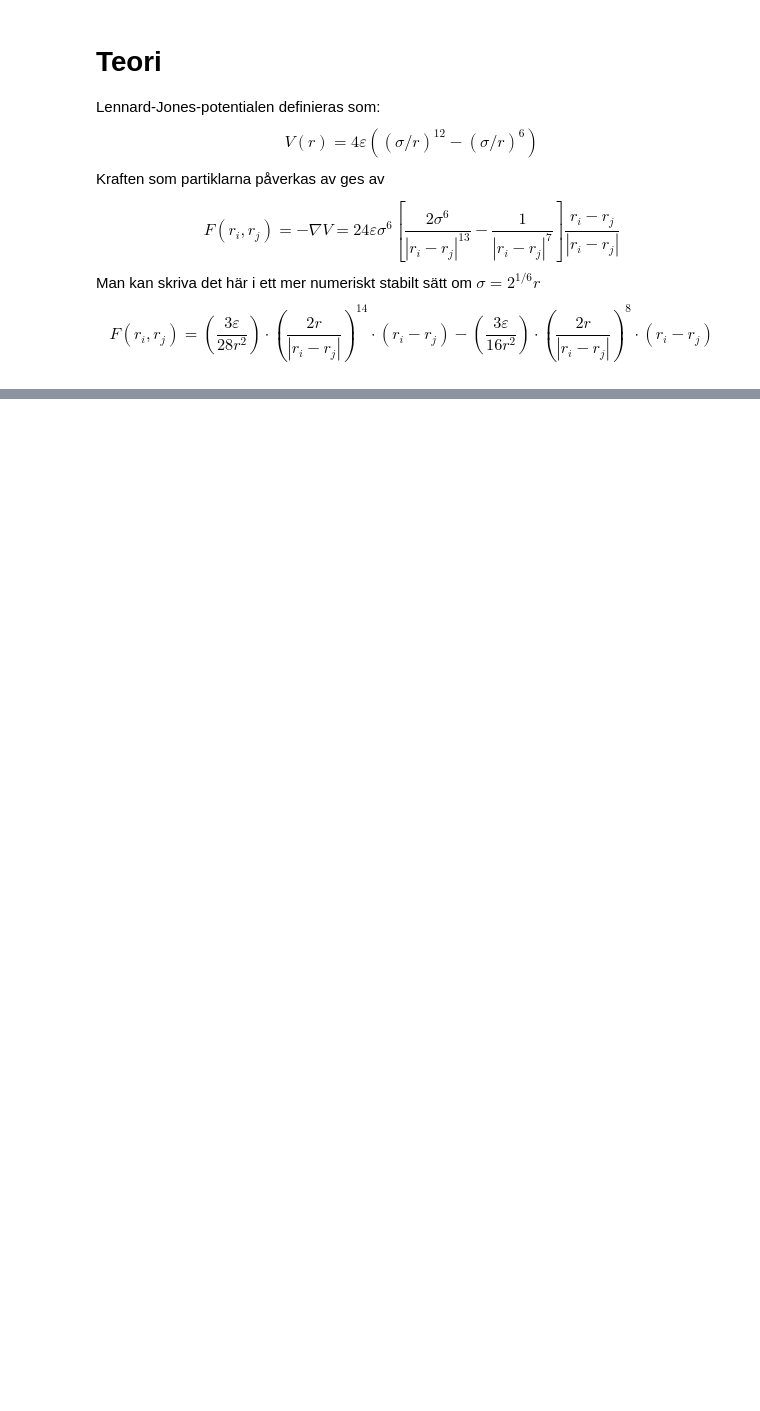
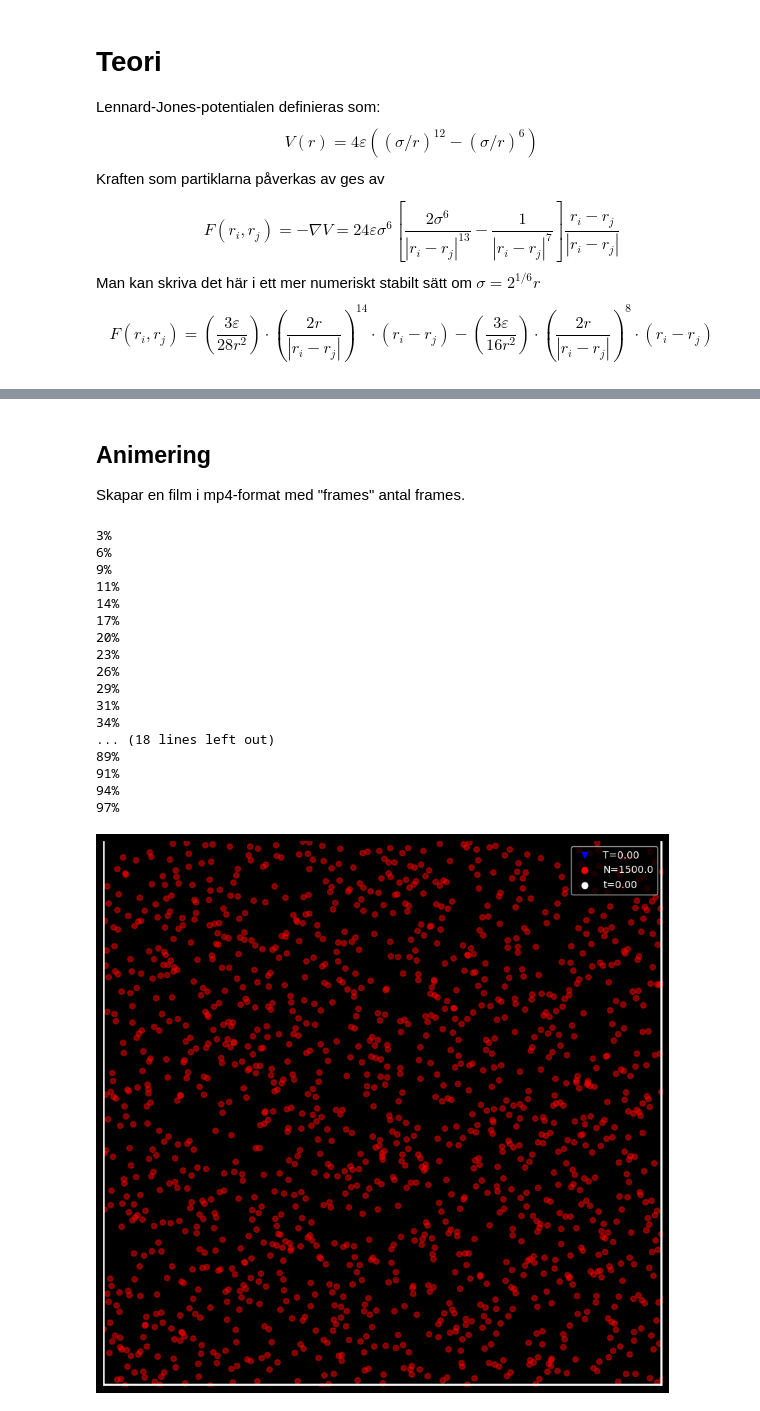
Before and after one commit to SunAndClouds/LennardJones, a Jupyter notebook: LJ-projekt.ipynb, the cells around one changed output, grey strips where cells are left out. Cells and saved outputs as stored; diff of their text form; code cells hidden in the pictures; blank space fills up the shorter version.

```diff
--- a/LJ-projekt.ipynb
+++ b/LJ-projekt.ipynb
@@ -257,31 +298,53 @@ scene(-1)
+# %% [markdown]
+## Animering
+Skapar en film i mp4-format med "frames" antal frames.
 # %%
 color = "white"
 fig, ax = plt.subplots(figsize=(10, 10), dpi=100)
 
 def animate(i):
     ax.clear()
     if i % 20 == 0 and i != 0:
         print("{:.0f}%".format(100*i/frames))
 
     # particles
     x, y = np.asarray(r_evolve[i]).T
     ax.plot(x, y, "ro", ms=550*radius/x2/2, alpha=0.5)
 
     # info about the state
     plt.plot([],[],"bv", label="T={:.2f}".format(T_evolve[0][i]))
     plt.plot([],[],"ro", label="N={}".format(particle_count[0][i]))
     plt.plot([],[],"wo", label="t={:.2f}".format(100*i/frames))
     plt.legend(loc="upper right")
 
     # box
     ax.plot(2*[x1], [y1, y2], color=color)
     ax.plot(2*[x2-x2/200], [y1, y2], color=color)
     ax.plot([x1, x2-x2/200], 2*[y1+y2/200], color=color)
     ax.axis([x1, x2, y1, y2])
     ax.axis("off")
 
-writer = FFMpegWriter(fps=30)
+writer = FFMpegWriter(fps=30) # PillowWriter(fps=30) använd det här för att skapa en gif
 ani = FuncAnimation(fig,
                     animate,
                     frames=frames)
-ani.save('Particle interactions.mp4', writer=writer)
+ani.save('Particle interactions video.mp4', writer=writer)
+# %% [output]
+3%
+6%
+9%
+11%
+14%
+17%
+20%
+23%
+26%
+29%
+31%
+34%
+... (18 lines left out)
+89%
+91%
+94%
+97%
+[figure, added]
```
Also changed, not shown: parts of 16 cells of this notebook.
